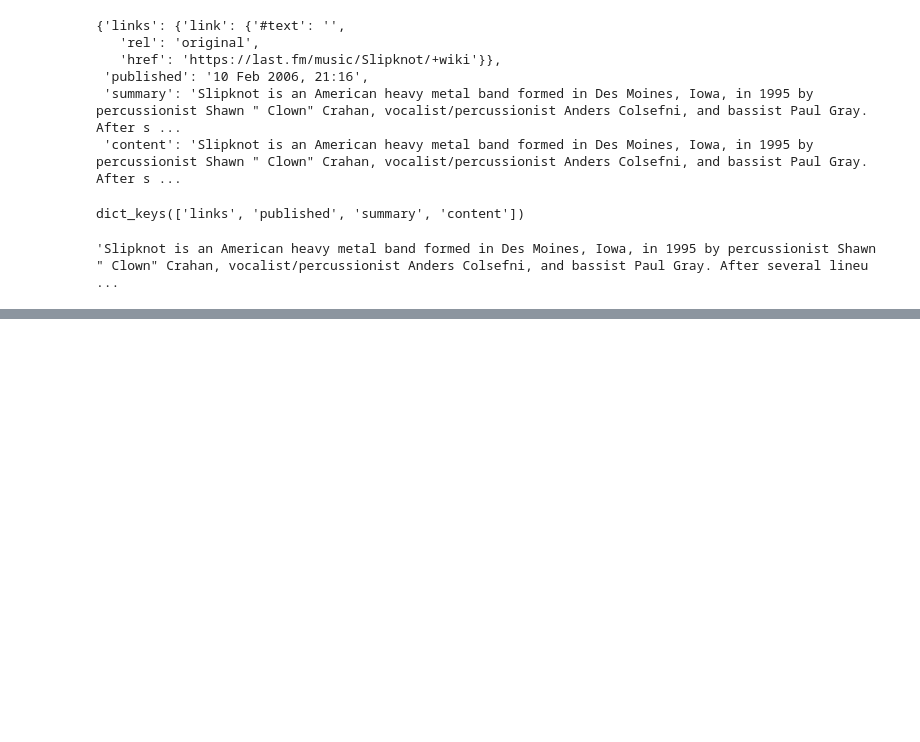
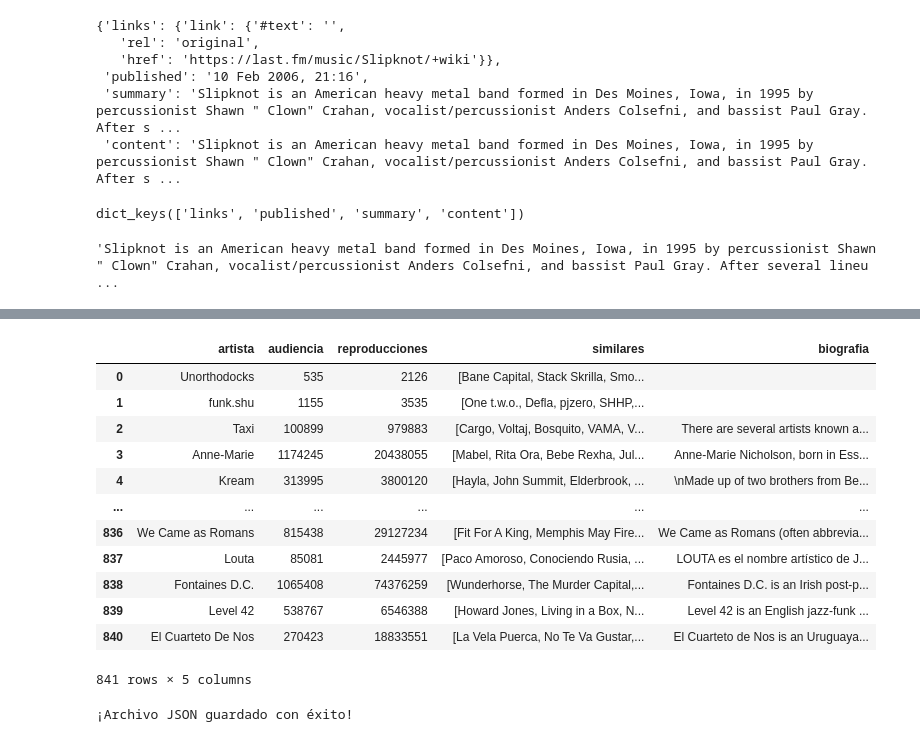
Before and after one commit to jesgonza2026/proyecto-da-promo-65-modulo-2-team-1, a Jupyter notebook: experimentorockapi.ipynb, the cells around one changed output, grey strips where cells are left out. Saved outputs shown, nothing was run; the diff lists cells and outputs as text; code cells hidden in the pictures; blank space fills up the shorter version.

Commit message:
experimento api rock

```diff
--- a/experimentorockapi.ipynb
+++ b/experimentorockapi.ipynb
@@ -155,0 +197,37 @@ NameError: name 'artistas_rock' is not defined
+# %%
+diccionario_rock = {"artista" : [], "audiencia" : [], "reproducciones" : [], "similares" : [], "biografia": []}
+
+for artista in lista_artistas_rock:
+    url_artistas = f"http://ws.audioscrobbler.com/2.0/?method=artist.getinfo&artist={artista}&api_key={api_key_last_fm}&format=json"
+
+    response = requests.get(url_artistas)
+
+    if response.status_code == 200:
+        datos_api = response.json()
+
+        # Verificamos que 'artist' esté en la respuesta para evitar errores
+        if 'artist' in datos_api:
+            info = datos_api['artist'] # Guardamos la parte de 'artist' para escribir menos
+
+            # Llenamos nuestro diccionario
+            diccionario_rock["artista"].append(info.get('name', 'N/A'))
+            diccionario_rock["audiencia"].append(info['stats'].get('listeners', 0))
+            diccionario_rock["reproducciones"].append(info['stats'].get('playcount', 0))
+
+            # Para similares, usamos la list comprehension que aprendimos
+            similares = [s['name'] for s in info['similar']['artist']]
+            diccionario_rock["similares"].append(similares)
+
+            # Para la biografía
+            diccionario_rock["biografia"].append(datos_artista['artist']['bio']['content'])
+
+            print(f"✅ {info['name']} procesado con éxito.")
+
+        else:
+            print(f"⚠️ El artista '{artista}' no fue encontrado en la API.")
+            break
+    else:
+        print(f"❌ Error {response.status_code} al buscar a {artista}")
+        break
+
+    #esta funcion me da error porque me pide params, voy a intentar otro enfoque
@@ -155,0 +330,16 @@ NameError: name 'artistas_rock' is not defined
+# %%
+pd.DataFrame(diccionario_rock)
+# %% [output]
+|  | artista | audiencia | reproducciones | similares | biografia |
+| 0 | Unorthodocks | 535 | 2126 | [Bane Capital, Stack Skrilla, Smo... |  |
+| 1 | funk.shu | 1155 | 3535 | [One t.w.o., Defla, pjzero, SHHP,... |  |
+| 2 | Taxi | 100899 | 979883 | [Cargo, Voltaj, Bosquito, VAMA, V... | There are several artists known a... |
+| 3 | Anne-Marie | 1174245 | 20438055 | [Mabel, Rita Ora, Bebe Rexha, Jul... | Anne-Marie Nicholson, born in Ess... |
+| 4 | Kream | 313995 | 3800120 | [Hayla, John Summit, Elderbrook, ... | \nMade up of two brothers from Be... |
+| ... | ... | ... | ... | ... | ... |
+| 836 | We Came as Romans | 815438 | 29127234 | [Fit For A King, Memphis May Fire... | We Came as Romans (often abbrevia... |
+| 837 | Louta | 85081 | 2445977 | [Paco Amoroso, Conociendo Rusia, ... | LOUTA es el nombre artístico de J... |
+| 838 | Fontaines D.C. | 1065408 | 74376259 | [Wunderhorse, The Murder Capital,... | Fontaines D.C. is an Irish post-p... |
+| 839 | Level 42 | 538767 | 6546388 | [Howard Jones, Living in a Box, N... | Level 42 is an English jazz-funk ... |
+| 840 | El Cuarteto De Nos | 270423 | 18833551 | [La Vela Puerca, No Te Va Gustar,... | El Cuarteto de Nos is an Uruguaya... |
+841 rows × 5 columns
@@ -155,0 +349,6 @@ NameError: name 'artistas_rock' is not defined
+# %%
+df_rock_lastfm.to_json('files/datos_rock_apilastfm.json', orient='records', indent=4, force_ascii=False)
+
+print("¡Archivo JSON guardado con éxito!")
+# %% [output]
+¡Archivo JSON guardado con éxito!
```
Also changed, not shown: parts of 9 cells of this notebook, 2 other files.
